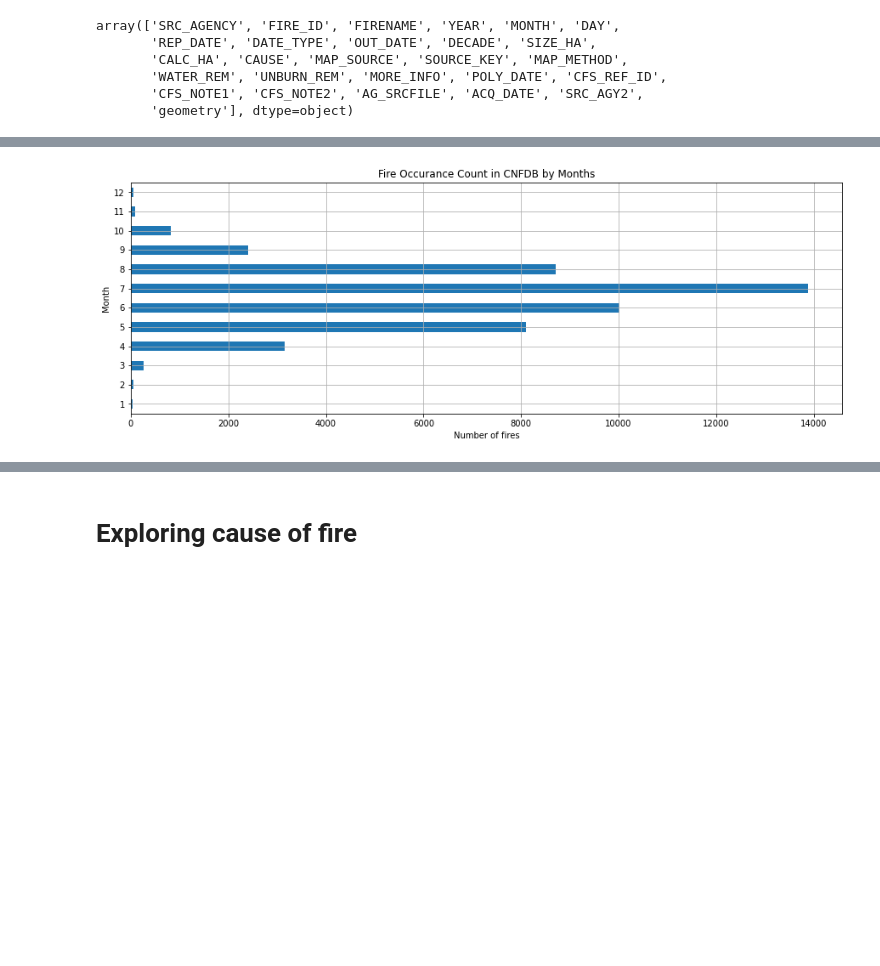
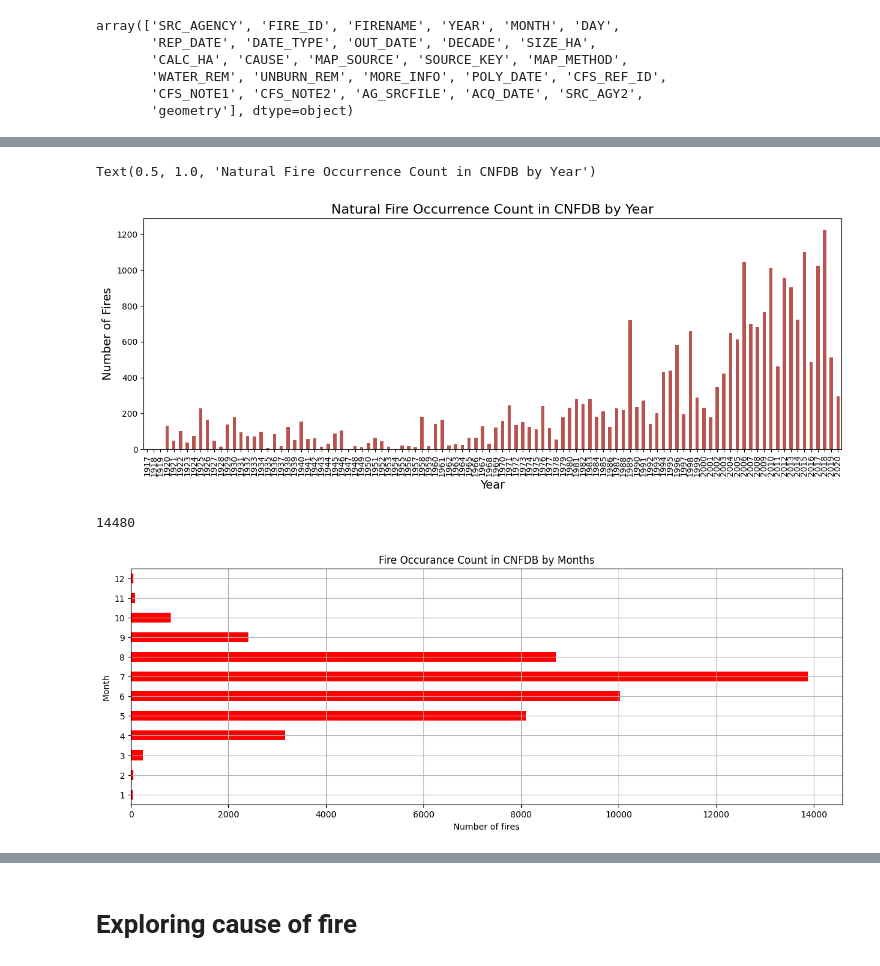
Before and after one commit to Forest-Fire-Research/fire, a Jupyter notebook: EDA_fire_initial_data.ipynb, the cells around one changed output, grey strips where cells are left out. Drawn from its saved outputs; the diff is of its cells as text; code cells hidden in the pictures; blank space fills up the shorter version.

```diff
--- a/EDA_fire_initial_data.ipynb
+++ b/EDA_fire_initial_data.ipynb
@@ -62,3 +65,37 @@ ax = year_data_df.plot(
+# %%
+natural_fire_yr_df = fire[fire.CAUSE == 'L']['YEAR'].value_counts().sort_index()[1:]
+natural_fire_yr_df[1917] = 0
+natural_fire_yr_df[1918] = 0
+natural_fire_yr_df[1919] = 0
+natural_fire_yr_df = natural_fire_yr_df.sort_index()
+
+ax = natural_fire_yr_df.plot(
+    title="Natural Fire Occurrence Count in CNFDB by Year",
+    xlabel="Year",
+    ylabel="Number of fires",
+    kind="bar",
+    figsize=(15,5),
+    color=[184/256, 84/256, 80/256],
+)
+
+ax.set_xlabel("Year", fontsize=14)
+ax.set_ylabel("Number of Fires", fontsize=14)
+ax.set_title("Natural Fire Occurrence Count in CNFDB by Year", fontsize=16)
+
+# xtick_positions = range(min(natural_fire_yr_df.index), max(natural_fire_yr_df.index) + 1, 5)
+# ax.set_xticks(xtick_positions)
+
+# xtick_labels = [str(year) for year in xtick_positions]
+# ax.set_xticklabels(xtick_labels)
+
+# plt.show()
+# %% [output]
+Text(0.5, 1.0, 'Natural Fire Occurrence Count in CNFDB by Year')
+[figure, added]
+# %%
+natural_fire_yr_df[(natural_fire_yr_df.index >= 1998) & (natural_fire_yr_df.index <= 2018)].sum()
+# %% [output]
+14480
 # %%
 ax = fire['MONTH'].value_counts().sort_index()[1:].plot(
     title="Fire Occurance Count in CNFDB by Months",
@@ -67,6 +104,7 @@ ax = fire['MONTH'].value_counts().sort_index()[1:].plot(
     figsize=(15,5),
     xlabel="Number of fires",
     ylabel="Month",
+    color="Red",
     )
 # %% [output]
-[figure, old version]
+[figure, new version]
```
Also changed, not shown: parts of 12 cells of this notebook, 2 other files.
